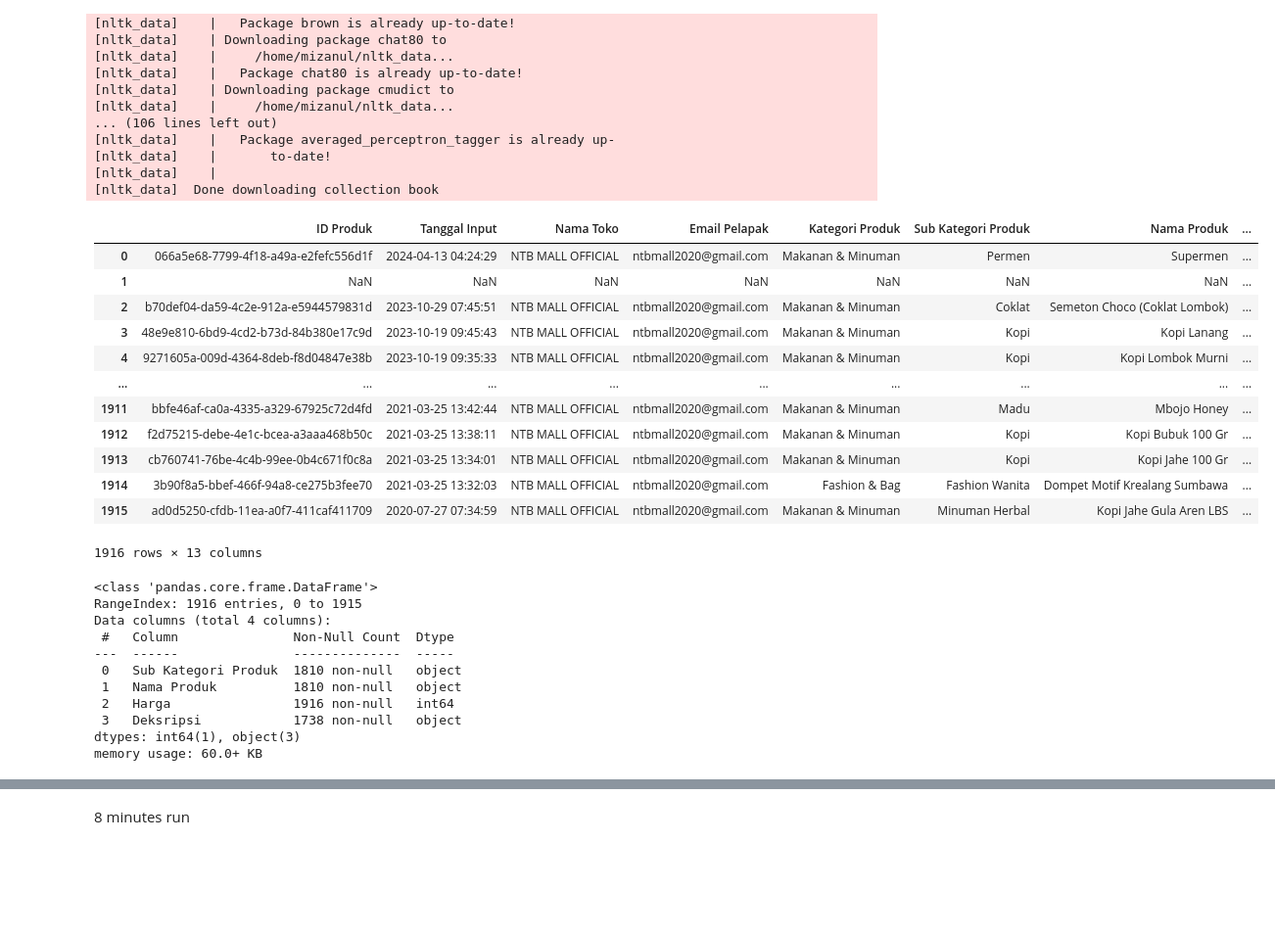
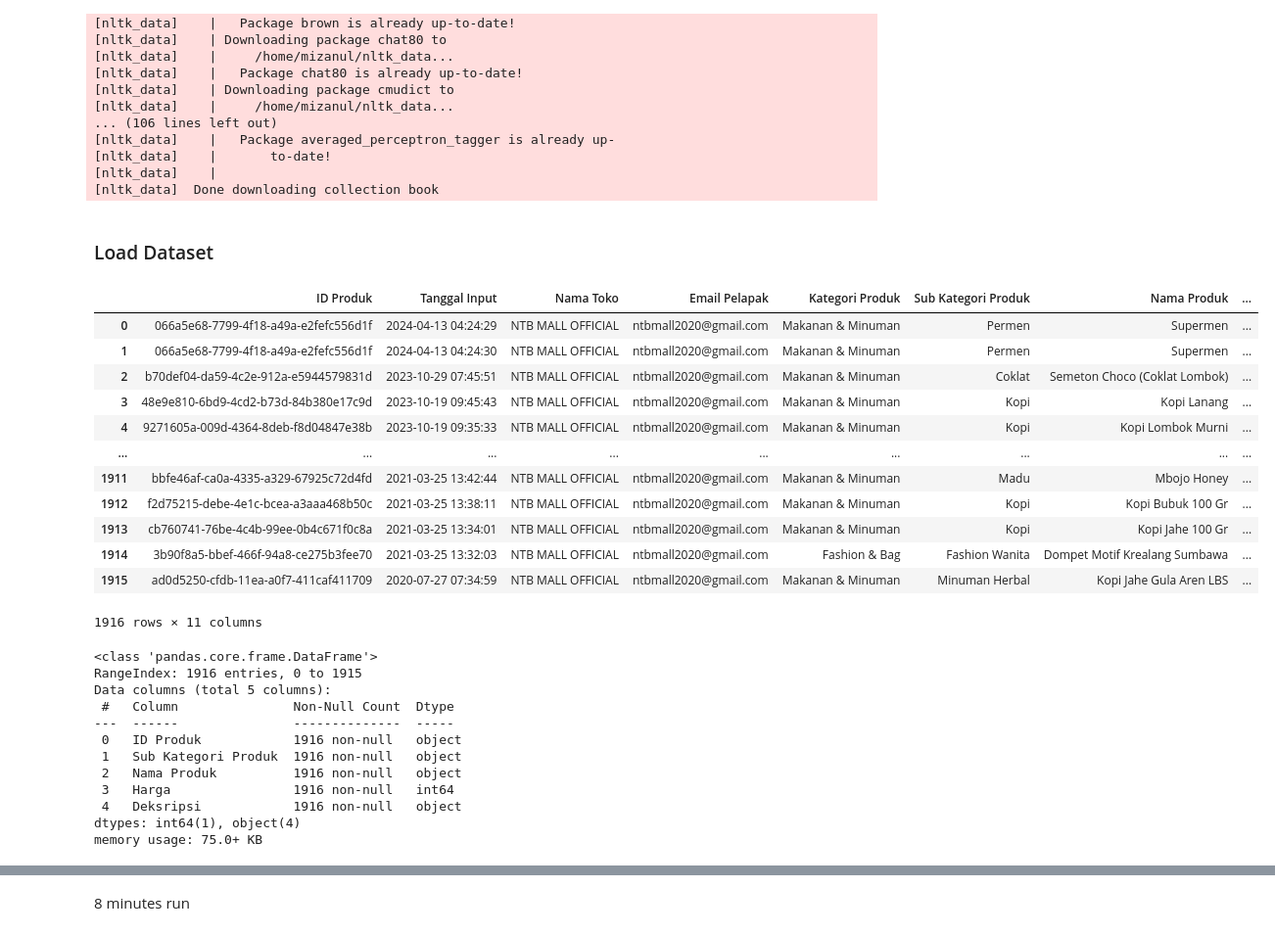
Before and after one commit to mizanulridhoaohana/ntb_mall_recommendation, a Jupyter notebook: reccomendation.ipynb, the cells around one changed output, grey strips where cells are left out. Shown at 98% size. Drawn from its saved outputs; the diff is of its cells as text; code cells hidden in the pictures; blank space fills up the shorter version.

```diff
--- a/reccomendation.ipynb
+++ b/reccomendation.ipynb
@@ -27,14 +31,16 @@ from bs4 import BeautifulSoup
 [nltk_data]    |       to-date!
 [nltk_data]    |
 [nltk_data]  Done downloading collection book
+# %% [markdown]
+### Load Dataset
 # %%
-df = pd.read_csv("./ntbmall-produk-desc.csv")
-df = pd.DataFrame(df)
-df
+df_base = pd.read_csv("./Clean_Dataset.csv")
+df_base = pd.DataFrame(df_base)
+df_base
 # %% [output]
 |  | ID Produk | Tanggal Input | Nama Toko | Email Pelapak | Kategori Produk | Sub Kategori Produk | Nama Produk | ... |
 | 0 | 066a5e68-7799-4f18-a49a-e2fefc556d1f | 2024-04-13 04:24:29 | NTB MALL OFFICIAL | ntbmall2020@gmail.com | Makanan & Minuman | Permen | Supermen | ... |
-| 1 | NaN | NaN | NaN | NaN | NaN | NaN | NaN | ... |
+| 1 | 066a5e68-7799-4f18-a49a-e2fefc556d1f | 2024-04-13 04:24:30 | NTB MALL OFFICIAL | ntbmall2020@gmail.com | Makanan & Minuman | Permen | Supermen | ... |
 | 2 | b70def04-da59-4c2e-912a-e5944579831d | 2023-10-29 07:45:51 | NTB MALL OFFICIAL | ntbmall2020@gmail.com | Makanan & Minuman | Coklat | Semeton Choco (Coklat Lombok) | ... |
 | 3 | 48e9e810-6bd9-4cd2-b73d-84b380e17c9d | 2023-10-19 09:45:43 | NTB MALL OFFICIAL | ntbmall2020@gmail.com | Makanan & Minuman | Kopi | Kopi Lanang | ... |
 | 4 | 9271605a-009d-4364-8deb-f8d04847e38b | 2023-10-19 09:35:33 | NTB MALL OFFICIAL | ntbmall2020@gmail.com | Makanan & Minuman | Kopi | Kopi Lombok Murni | ... |
@@ -44,19 +50,20 @@ df
 | 1913 | cb760741-76be-4c4b-99ee-0b4c671f0c8a | 2021-03-25 13:34:01 | NTB MALL OFFICIAL | ntbmall2020@gmail.com | Makanan & Minuman | Kopi | Kopi Jahe 100 Gr | ... |
 | 1914 | 3b90f8a5-bbef-466f-94a8-ce275b3fee70 | 2021-03-25 13:32:03 | NTB MALL OFFICIAL | ntbmall2020@gmail.com | Fashion & Bag | Fashion Wanita | Dompet Motif Krealang Sumbawa | ... |
 | 1915 | ad0d5250-cfdb-11ea-a0f7-411caf411709 | 2020-07-27 07:34:59 | NTB MALL OFFICIAL | ntbmall2020@gmail.com | Makanan & Minuman | Minuman Herbal | Kopi Jahe Gula Aren LBS | ... |
-1916 rows × 13 columns
+1916 rows × 11 columns
 # %%
-df_preprocess  = df.drop(["ID Produk", "Tanggal Input", "Nama Toko", "Email Pelapak", "Kategori Produk", "Variasi", "Stok", "Unnamed: 11", "Unnamed: 12"], axis=1)
+df_preprocess  = df_base.drop(["Tanggal Input", "Nama Toko", "Email Pelapak", "Kategori Produk", "Variasi", "Stok"], axis=1)
 df_preprocess.info()
 # %% [output]
 <class 'pandas.core.frame.DataFrame'>
 RangeIndex: 1916 entries, 0 to 1915
-Data columns (total 4 columns):
+Data columns (total 5 columns):
  #   Column               Non-Null Count  Dtype
 ---  ------               --------------  -----
- 0   Sub Kategori Produk  1810 non-null   object
- 1   Nama Produk          1810 non-null   object
- 2   Harga                1916 non-null   int64
- 3   Deksripsi            1738 non-null   object
-dtypes: int64(1), object(3)
-memory usage: 60.0+ KB
+ 0   ID Produk            1916 non-null   object
+ 1   Sub Kategori Produk  1916 non-null   object
+ 2   Nama Produk          1916 non-null   object
+ 3   Harga                1916 non-null   int64
+ 4   Deksripsi            1916 non-null   object
+dtypes: int64(1), object(4)
+memory usage: 75.0+ KB
```
Also changed, not shown: parts of 49 cells of this notebook, 4 other files.
